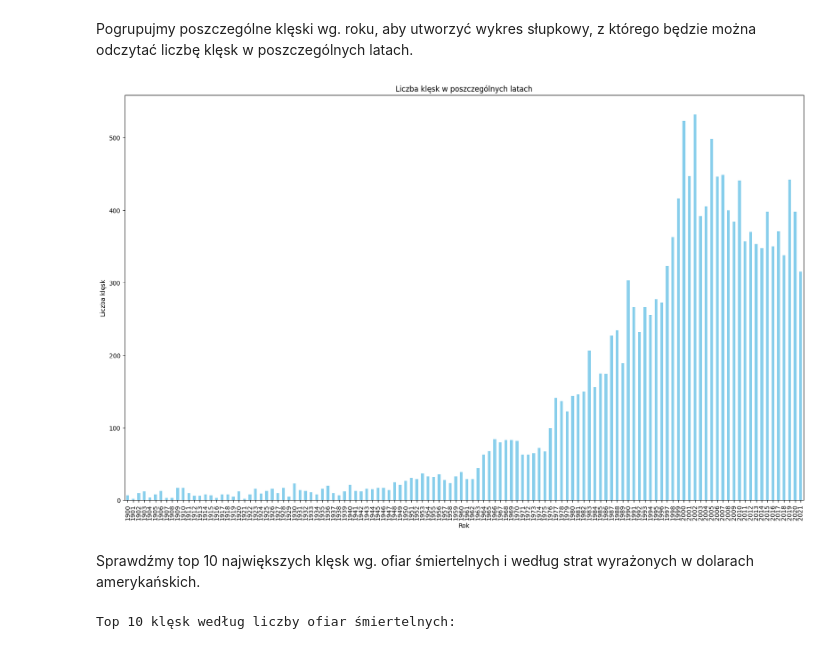
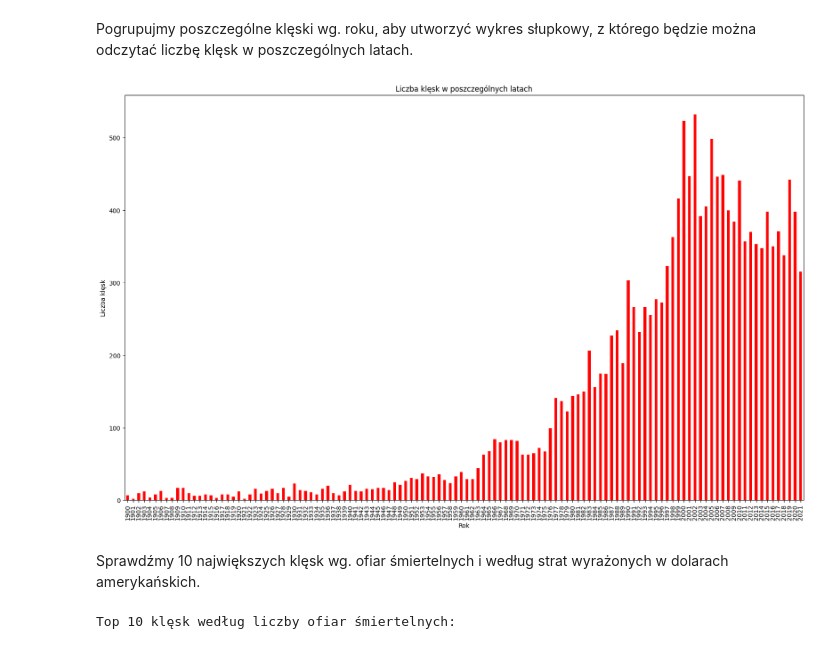
Before and after one commit to kuba172/analiza-zmian-klimatycznych-metodami-uczenia-maszynowego, a Jupyter notebook: Analiza zmian klimatu metodą uczenia maszynowego.ipynb, the cells around one changed output. Drawn from its saved outputs; the diff is of its cells as text; code cells hidden in the pictures.

```diff
--- a/Analiza zmian klimatu metodą uczenia maszynowego.ipynb
+++ b/Analiza zmian klimatu metodą uczenia maszynowego.ipynb
@@ -1529,17 +1639,17 @@ Pogrupujmy poszczególne klęski wg. roku, aby utworzyć wykres słupkowy, z kt
 # %%
 disasters_years = selected_disaster_data.groupby('Year').size()
 
-disasters_years.plot(kind='bar', figsize=(20, 12), color='skyblue')
+disasters_years.plot(kind='bar', figsize=(20, 12), color='RED')
 
 plt.title('Liczba klęsk w poszczególnych latach')
 plt.xlabel('Rok')
 plt.ylabel('Liczba klęsk')
 
 plt.show()
 # %% [output]
-[figure, old version]
+[figure, new version]
 # %% [markdown]
-Sprawdźmy top 10 największych klęsk wg. ofiar śmiertelnych i według strat wyrażonych w dolarach amerykańskich.
+Sprawdźmy 10 największych klęsk wg. ofiar śmiertelnych i według strat wyrażonych w dolarach amerykańskich.
 # %%
 
 top_10_disaster_death = selected_disaster_data.nlargest(10, 'Total Deaths')
```
Also changed, not shown: parts of 40 cells of this notebook.
